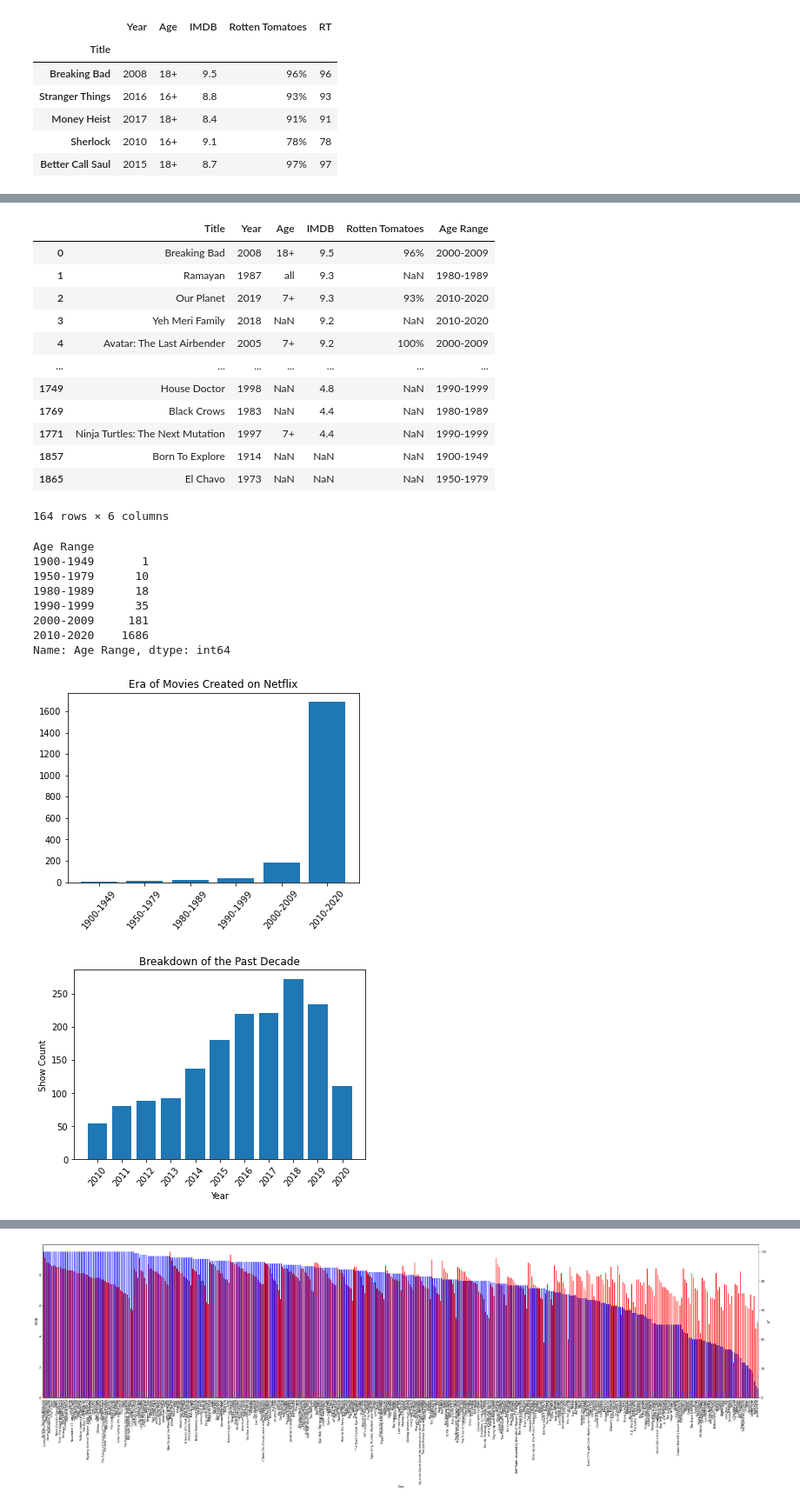
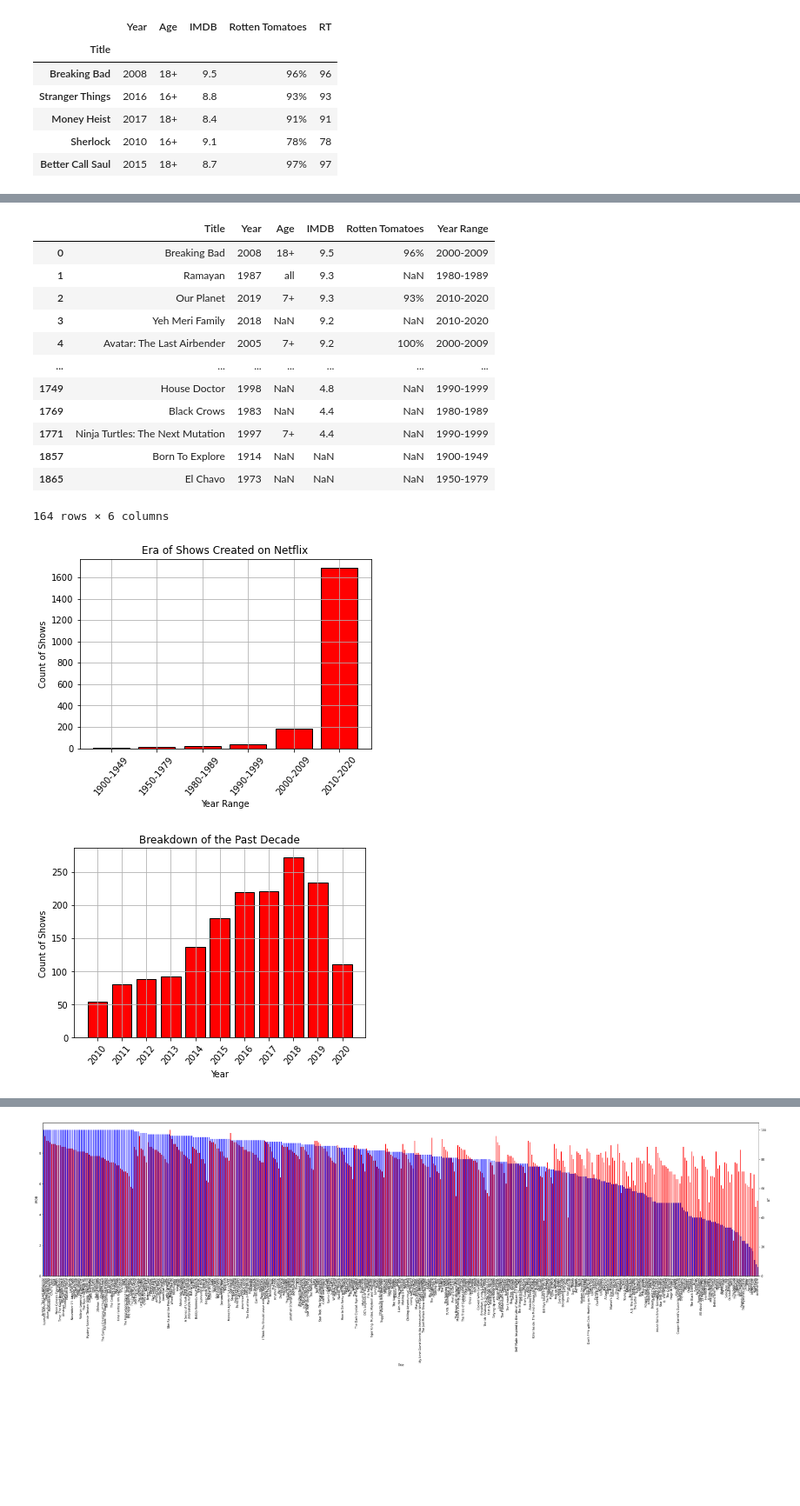
Before and after one commit to Tgreenhu/streaming-platform-analysis, a Jupyter notebook: netflix.ipynb, the cells around one changed output, grey strips where cells are left out. Shown: that part at 87% size. Saved outputs shown, nothing was run; the diff lists cells and outputs as text; code cells hidden in the pictures; blank space fills up the shorter version.

Commit message:
netflix update

```diff
--- a/netflix.ipynb
+++ b/netflix.ipynb
@@ -83,6 +89,11 @@ netflix
 # %%
+# Add year ranges column
+
 netflix_df = netflix_df.reset_index()
 bins = [1900, 1949, 1979, 1989, 1999, 2009, 2020]
 groups = ['1900-1949', '1950-1979', '1980-1989', '1990-1999', '2000-2009', '2010-2020']
 pd.cut(netflix_df['Year'], bins, labels=groups)
+
+netflix_df['Year Range'] = pd.cut(netflix_df['Year'], bins, labels=groups)
+netflix_df.head()
 # %% [output]
@@ -102,3 +105,0 @@ Categories (6, object): [1900-1949 < 1950-1979 < 1980-1989 < 1990-1999 < 2000-20
-# %%
-netflix_df['Age Range'] = pd.cut(netflix_df['Year'], bins, labels=groups)
-netflix_df.head()
@@ -112,8 +106,10 @@ netflix_df.head()
 # %%
-age_range_df = netflix_df.groupby("Age Range")
+# Group year ranges together
+
+age_range_df = netflix_df.groupby("Year Range")
 age_range_df.head(50)
 # %% [output]
-|  | Title | Year | Age | IMDB | Rotten Tomatoes | Age Range |
+|  | Title | Year | Age | IMDB | Rotten Tomatoes | Year Range |
 | 0 | Breaking Bad | 2008 | 18+ | 9.5 | 96% | 2000-2009 |
 | 1 | Ramayan | 1987 | all | 9.3 | NaN | 1980-1989 |
 | 2 | Our Planet | 2019 | 7+ | 9.3 | 93% | 2010-2020 |
@@ -126,33 +122,31 @@ age_range_df.head(50)
 | 1857 | Born To Explore | 1914 | NaN | NaN | NaN | 1900-1949 |
 | 1865 | El Chavo | 1973 | NaN | NaN | NaN | 1950-1979 |
 164 rows × 6 columns
-# %%
-ranges = age_range_df["Age Range"].count()
-ranges
-# %% [output]
-Age Range
-1900-1949       1
-1950-1979      10
-1980-1989      18
-1990-1999      35
-2000-2009     181
-2010-2020    1686
-Name: Age Range, dtype: int64
 # %%
-plt.bar(groups, ranges);
-plt.title('Era of Movies Created on Netflix');
+# Create bar chart represeting year range
+
+ranges = age_range_df["Year Range"].count()
+plt.bar(groups, ranges, color = 'red', edgecolor = 'black');
+plt.title('Era of Shows Created on Netflix');
+plt.xlabel('Year Range')
+plt.ylabel('Count of Shows')
 plt.xticks(rotation=50);
+plt.grid();
 # %% [output]
-[figure, old version]
+[figure, new version]
 # %%
+# Bar chart to breakdown number of movies per year in the last decade
+
 netflix_years = netflix_df.groupby("Year")
 netflix_year_count = netflix_years.count().tail(11)
 top_11_years = ['2010', '2011', '2012', '2013', '2014', '2015', '2016', '2017', '2018', '2019', '2020']
-plt.bar(top_11_years,netflix_year_count['Title'])
-plt.title('Breakdown of the Past Decade')
-plt.xlabel('Year')
-plt.ylabel('Show Count')
+
+plt.bar(top_11_years,netflix_year_count['Title'], color = 'red', edgecolor = 'black');
+plt.title('Breakdown of the Past Decade');
+plt.xlabel('Year');
+plt.ylabel('Count of Shows');
 plt.xticks(rotation=50);
+plt.grid();
 # %% [output]
-[figure, old version]
+[figure, new version]
 # %%
```
Also changed, not shown: parts of 17 cells of this notebook, 1 other file.
